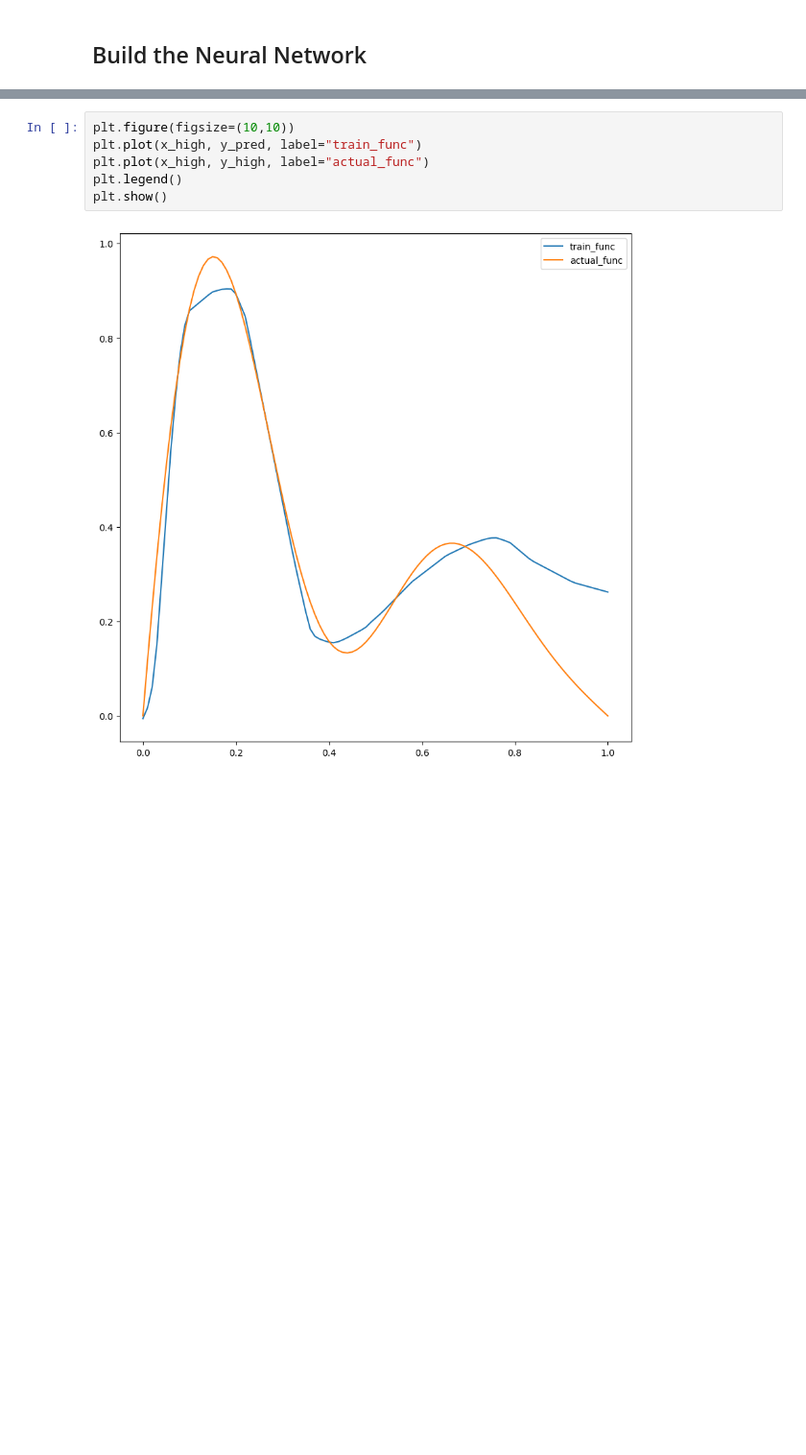
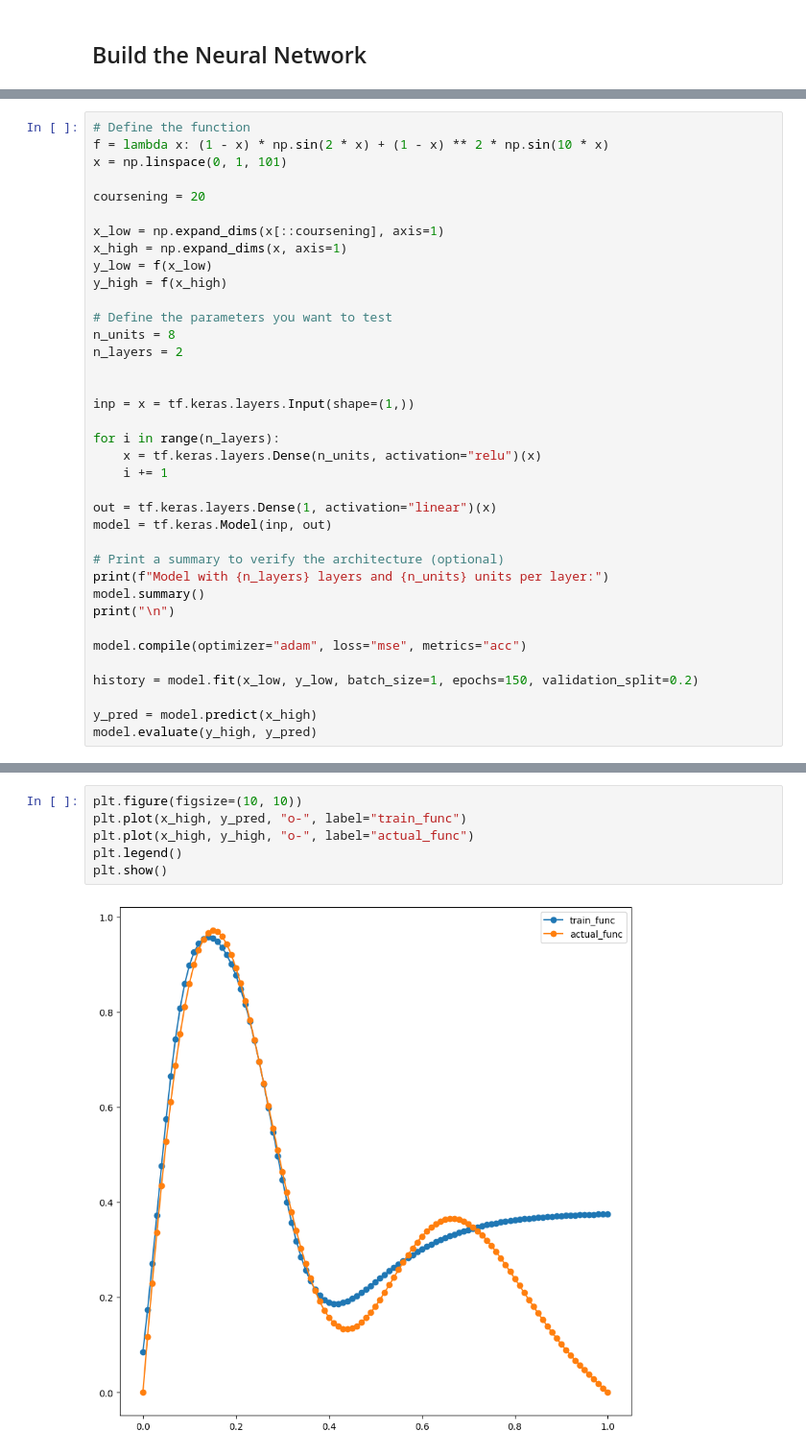
Before and after one commit to ieadoboe/effective-waffle, a Jupyter notebook: beginner4_curve_fitting.ipynb, the cells around one changed output, grey strips where cells are left out. Shown at 96% size. Drawn from its saved outputs; the diff is of its cells as text; blank space fills up the shorter version.

Commit message:
initial curve fitting idea

```diff
--- a/beginner4_curve_fitting.ipynb
+++ b/beginner4_curve_fitting.ipynb
@@ -69,0 +109,37 @@ model.evaluate(y_high,y_pred)
+# %%
+# Define the function
+f = lambda x: (1 - x) * np.sin(2 * x) + (1 - x) ** 2 * np.sin(10 * x)
+x = np.linspace(0, 1, 101)
+
+coursening = 20
+
+x_low = np.expand_dims(x[::coursening], axis=1)
+x_high = np.expand_dims(x, axis=1)
+y_low = f(x_low)
+y_high = f(x_high)
+
+# Define the parameters you want to test
+n_units = 8
+n_layers = 2
+
+
+inp = x = tf.keras.layers.Input(shape=(1,))
+
+for i in range(n_layers):
+    x = tf.keras.layers.Dense(n_units, activation="relu")(x)
+    i += 1
+
+out = tf.keras.layers.Dense(1, activation="linear")(x)
+model = tf.keras.Model(inp, out)
+
+# Print a summary to verify the architecture (optional)
+print(f"Model with {n_layers} layers and {n_units} units per layer:")
+model.summary()
+print("\n")
+
+model.compile(optimizer="adam", loss="mse", metrics="acc")
+
+history = model.fit(x_low, y_low, batch_size=1, epochs=150, validation_split=0.2)
+
+y_pred = model.predict(x_high)
+model.evaluate(y_high, y_pred)
@@ -92,8 +262,8 @@ plt.show()
 # %%
-plt.figure(figsize=(10,10))
-plt.plot(x_high, y_pred, label="train_func")
-plt.plot(x_high, y_high, label="actual_func")
+plt.figure(figsize=(10, 10))
+plt.plot(x_high, y_pred, "o-", label="train_func")
+plt.plot(x_high, y_high, "o-", label="actual_func")
 plt.legend()
 plt.show()
 # %% [output]
-[figure, old version]
+[figure, new version]
```
Also changed, not shown: parts of 13 cells of this notebook.
